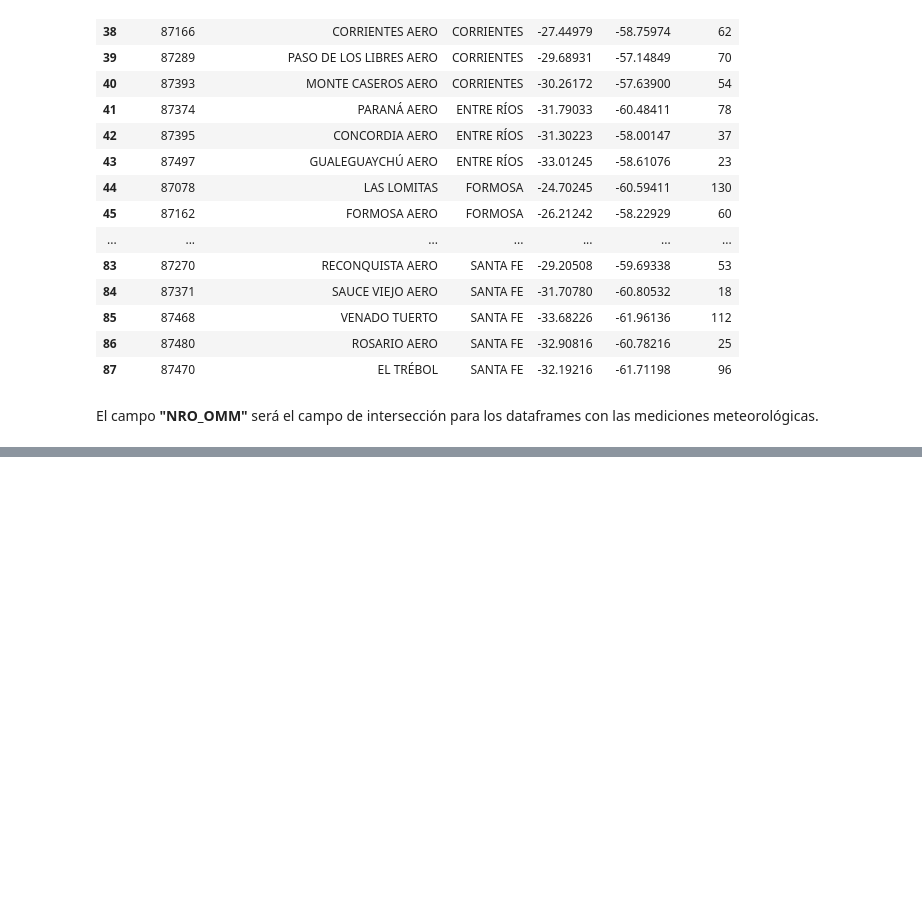
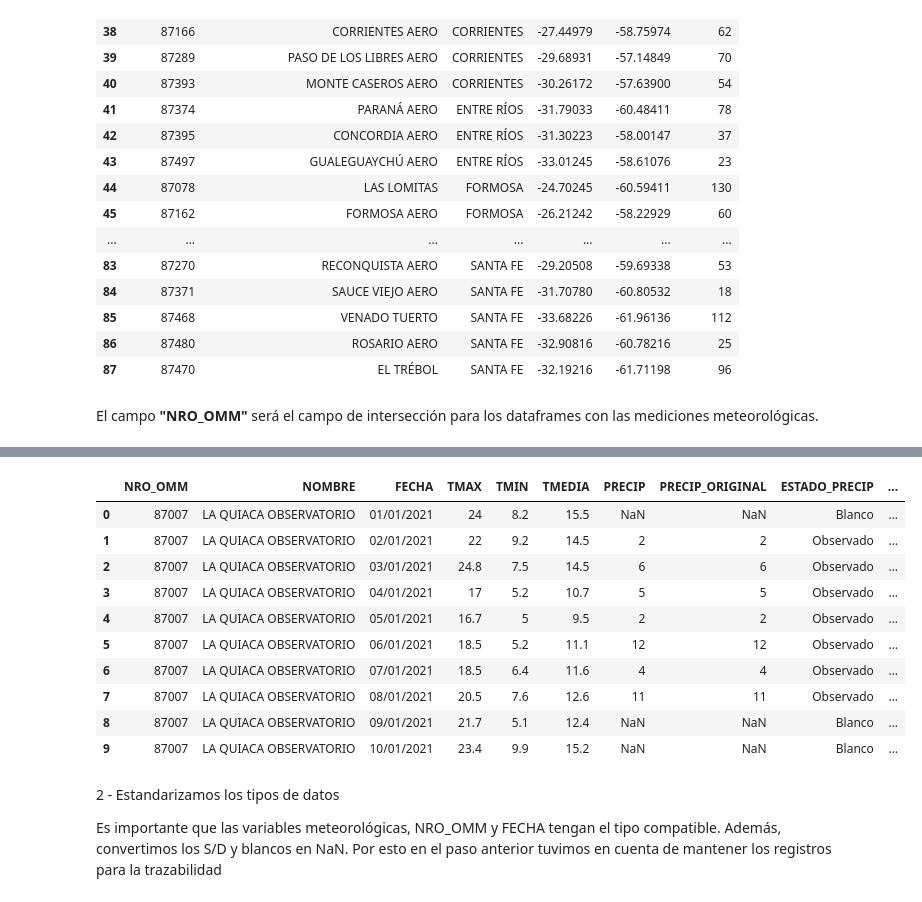
Before and after one commit to enrique20delgado-create/TP-Labo-ElNino-2C2026, a Jupyter notebook: Notebook/Ds_Enso.ipynb, the cells around one changed output, grey strips where cells are left out. Drawn from its saved outputs; the diff is of its cells as text; code cells hidden in the pictures; blank space fills up the shorter version.

Commit message:
Add files via upload
Se incorpora el concat para los datasets del SMN

```diff
--- a/Notebook/Ds_Enso.ipynb
+++ b/Notebook/Ds_Enso.ipynb
@@ -826,0 +935,18 @@ El campo **"NRO_OMM"** será el campo de intersección para los dataframes con l
+# %%
+smn_2021_2025_copia.head(10)
+# %% [output]
+|  | NRO_OMM | NOMBRE | FECHA | TMAX | TMIN | TMEDIA | PRECIP | PRECIP_ORIGINAL | ESTADO_PRECIP | ... |
+| 0 | 87007 | LA QUIACA OBSERVATORIO | 01/01/2021 | 24 | 8.2 | 15.5 | NaN | NaN | Blanco | ... |
+| 1 | 87007 | LA QUIACA OBSERVATORIO | 02/01/2021 | 22 | 9.2 | 14.5 | 2 | 2 | Observado | ... |
+| 2 | 87007 | LA QUIACA OBSERVATORIO | 03/01/2021 | 24.8 | 7.5 | 14.5 | 6 | 6 | Observado | ... |
+| 3 | 87007 | LA QUIACA OBSERVATORIO | 04/01/2021 | 17 | 5.2 | 10.7 | 5 | 5 | Observado | ... |
+| 4 | 87007 | LA QUIACA OBSERVATORIO | 05/01/2021 | 16.7 | 5 | 9.5 | 2 | 2 | Observado | ... |
+| 5 | 87007 | LA QUIACA OBSERVATORIO | 06/01/2021 | 18.5 | 5.2 | 11.1 | 12 | 12 | Observado | ... |
+| 6 | 87007 | LA QUIACA OBSERVATORIO | 07/01/2021 | 18.5 | 6.4 | 11.6 | 4 | 4 | Observado | ... |
+| 7 | 87007 | LA QUIACA OBSERVATORIO | 08/01/2021 | 20.5 | 7.6 | 12.6 | 11 | 11 | Observado | ... |
+| 8 | 87007 | LA QUIACA OBSERVATORIO | 09/01/2021 | 21.7 | 5.1 | 12.4 | NaN | NaN | Blanco | ... |
+| 9 | 87007 | LA QUIACA OBSERVATORIO | 10/01/2021 | 23.4 | 9.9 | 15.2 | NaN | NaN | Blanco | ... |
+# %% [markdown]
+2 - Estandarizamos los tipos de datos
+
+Es importante que las variables meteorológicas, NRO_OMM y FECHA tengan el tipo compatible. Además, convertimos los S/D y blancos en NaN. Por esto en el paso anterior tuvimos en cuenta de mantener los registros para la trazabilidad
```
Also changed, not shown: parts of 7 cells of this notebook.
